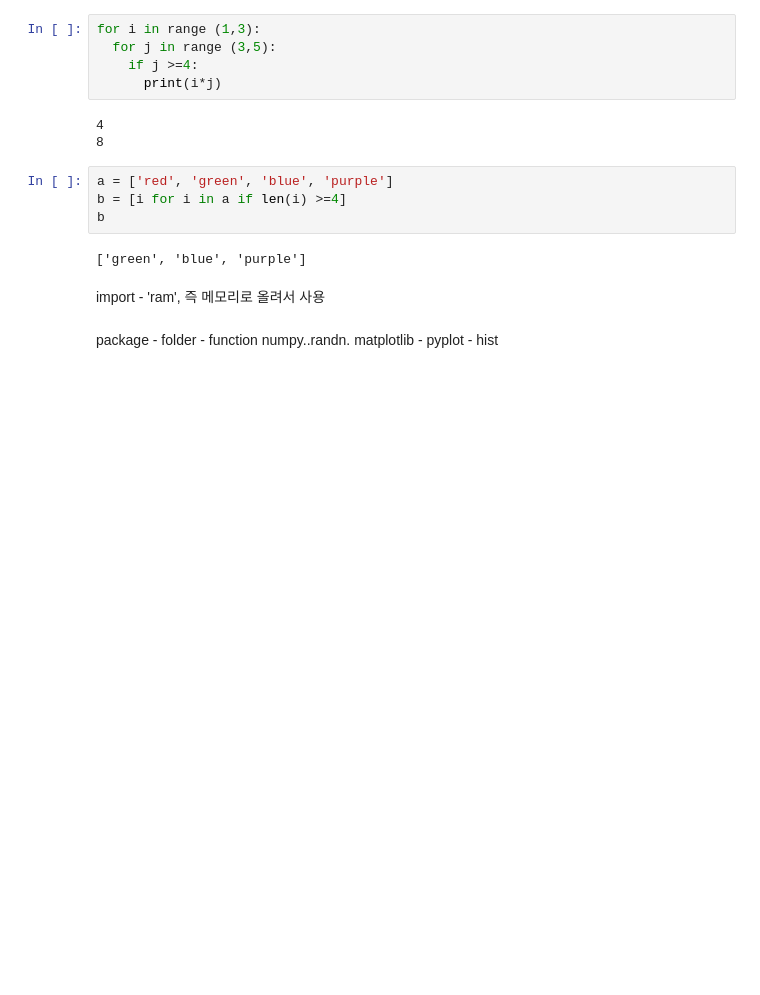
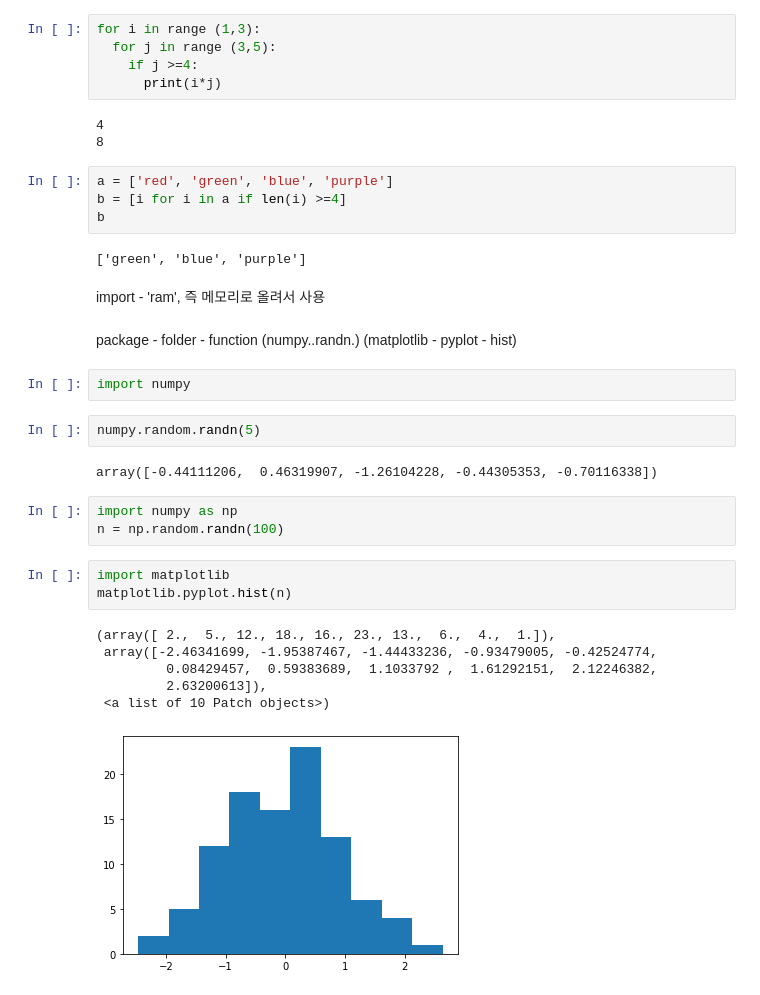
Before and after one commit to Svvpark0/class2022spring, a Jupyter notebook: 20220316.ipynb, the cells around one changed output. Saved outputs shown, nothing was run; the diff lists cells and outputs as text; blank space fills up the shorter version.

```diff
--- a/20220316.ipynb
+++ b/20220316.ipynb
@@ -60,5 +60,24 @@ b
 import - 'ram', 즉 메모리로 올려서 사용
 # %% [markdown]
 package - folder - function
-numpy..randn.
-matplotlib - pyplot - hist
+(numpy..randn.)
+(matplotlib - pyplot - hist)
+# %%
+import numpy
+# %%
+numpy.random.randn(5)
+# %% [output]
+array([-0.44111206,  0.46319907, -1.26104228, -0.44305353, -0.70116338])
+# %%
+import numpy as np
+n = np.random.randn(100)
+# %%
+import matplotlib
+matplotlib.pyplot.hist(n)
+# %% [output]
+(array([ 2.,  5., 12., 18., 16., 23., 13.,  6.,  4.,  1.]),
+ array([-2.46341699, -1.95387467, -1.44433236, -0.93479005, -0.42524774,
+         0.08429457,  0.59383689,  1.1033792 ,  1.61292151,  2.12246382,
+         2.63200613]),
+ <a list of 10 Patch objects>)
+[figure, added]
```
Also changed, not shown: parts of 19 cells of this notebook.
